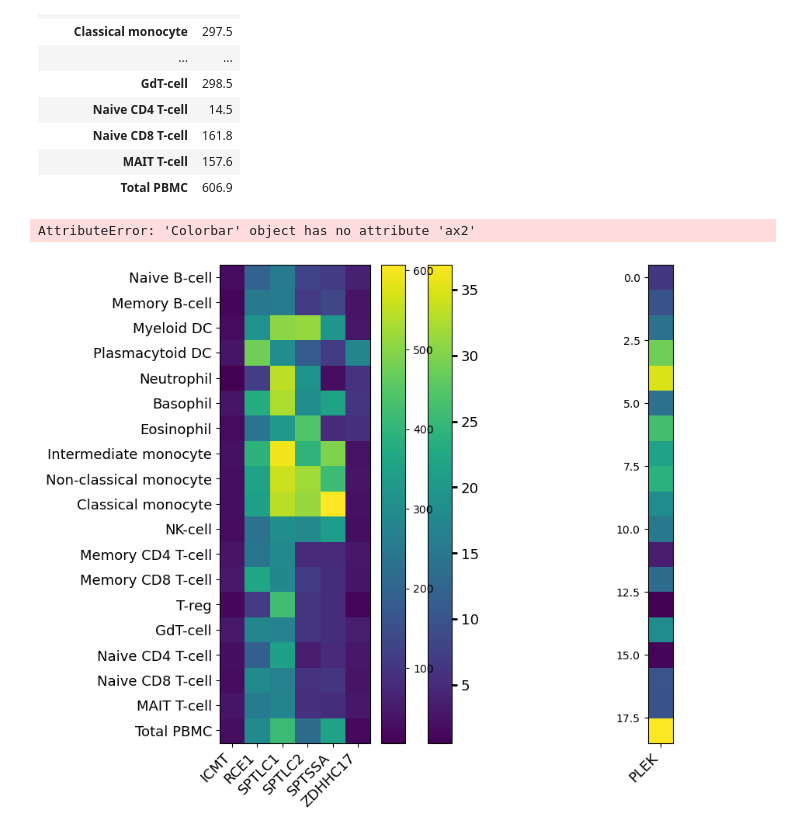
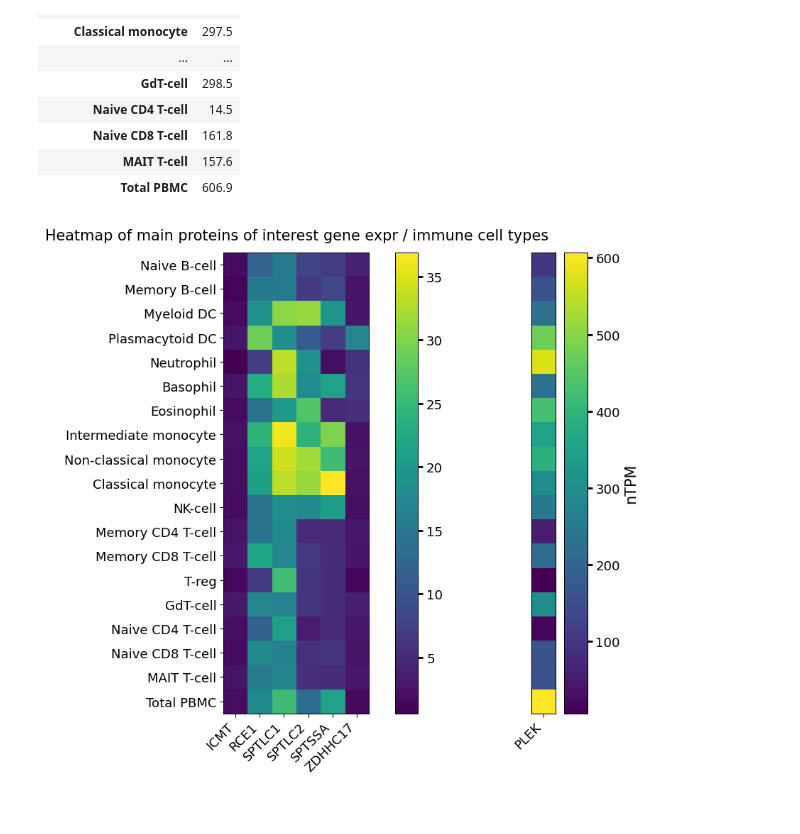
Before and after one commit to CCRI-Bioinformatics/Artem_GeneEx_Palmitoylation, a Jupyter notebook: cellTypeGrid.ipynb, the cells around one changed output. Drawn from its saved outputs; the diff is of its cells as text; code cells hidden in the pictures.

Commit message:
finalize celltype heatmap

```diff
--- a/cellTypeGrid.ipynb
+++ b/cellTypeGrid.ipynb
@@ -116,35 +116,35 @@ rna_expression_PLEK
 | Total PBMC | 606.9 |
 # %%
 # Create the heatmap using matplotlib
-fig, [ax, ax2] = plt.subplots(1, 2, figsize=(10, 8))
+fig, [ax, ax2] = plt.subplots(1, 2, figsize=(10, 8), gridspec_kw={'width_ratios': [3, 1]})
 df = rna_expression_df1
 im = ax.imshow(df, cmap='viridis')
 
 # Add x and y axis labels
 ax.set_xticks(range(len(df.columns)))
 ax.set_xticklabels(df.columns, fontsize=13, rotation=45, ha='right')
 ax.set_yticks(range(len(df.index)))
 ax.set_yticklabels(df.index, fontsize=13)
 
 # Add a colorbar legend
 cbar = ax.figure.colorbar(im, ax=ax)
 cbar.ax.tick_params(labelsize=13, length=5, width=2)
 
 df = rna_expression_PLEK
 im = ax2.imshow(df, cmap='viridis')
 ax2.set_xticks(range(len(df.columns)))
 ax2.set_xticklabels(df.columns, fontsize=13, rotation=45, ha='right')
-cbar = ax2.figure.colorbar(im, ax=ax)
-cbar.ax2.tick_params(labelsize=13, length=5, width=2)
+ax2.get_yaxis().set_visible(False)
+cbar = ax2.figure.colorbar(im, ax=ax2)
+cbar.ax.tick_params(labelsize=13, length=5, width=2)
 cbar.set_label("nTPM", fontsize=15)
 
 # Add a title
-plt.title('Heatmap of main proteins of interest gene expr / immune cell types', fontsize=15)
-
+fig.suptitle('Heatmap of main proteins of interest gene expr / immune cell types', fontsize=15, ha='center')
+fig.tight_layout()
 # Show/Save the plot
 plt.show()
-# directory = os.path.expanduser("~/bioinf_isilon/core_bioinformatics_unit/Internal/max_vdl/coreBioinf/kalinchenko/tissueGeneEx/")
-# fig.savefig(f'{directory}/plots/mainProts.pdf')
+directory = os.path.expanduser("~/bioinf_isilon/core_bioinformatics_unit/Internal/max_vdl/coreBioinf/kalinchenko/tissueGeneEx/")
+fig.savefig(f'{directory}/plots/cellTypes.pdf')
 # %% [output]
-AttributeError: 'Colorbar' object has no attribute 'ax2'
-[figure, old version]
+[figure, new version]
```
